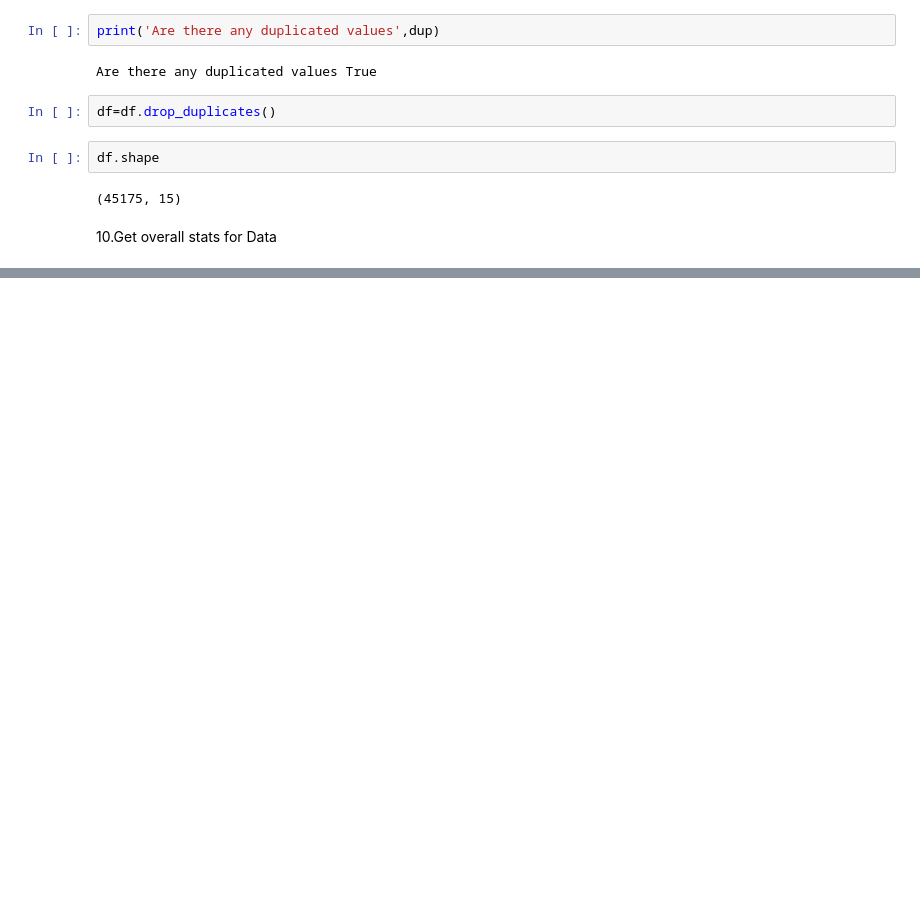
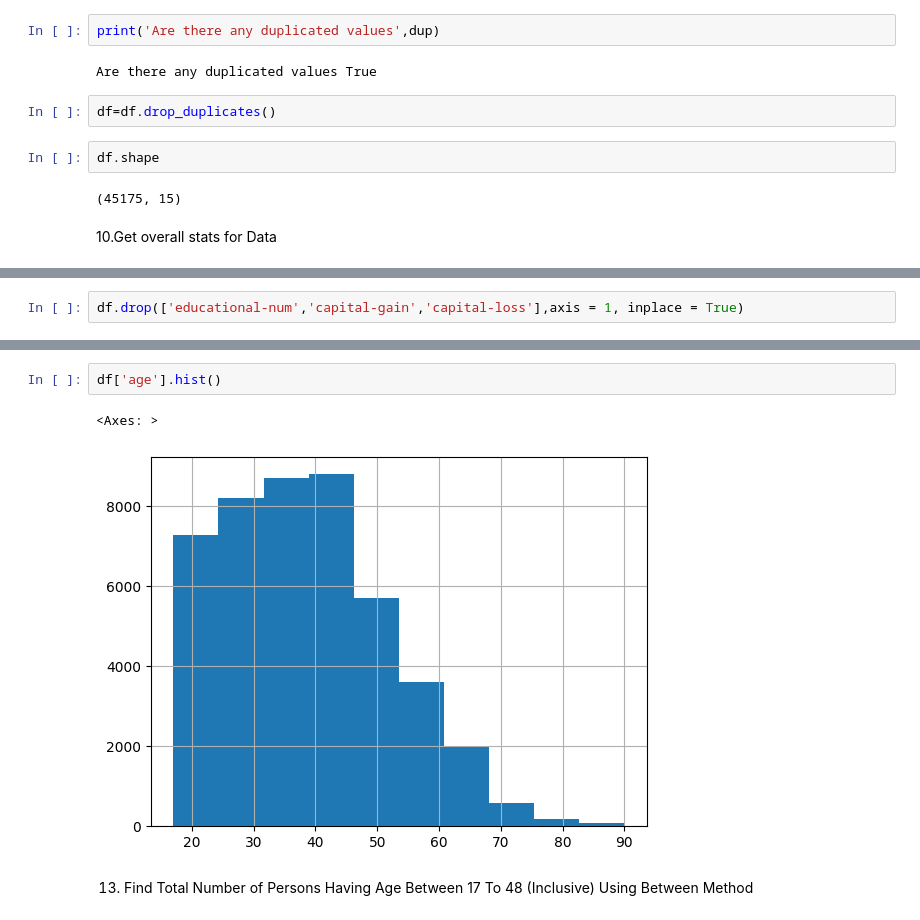
Before and after one commit to SagarRao07/Paandas, a Jupyter notebook: Casestudy3_part1.ipynb, the cells around one changed output, grey strips where cells are left out. Drawn from its saved outputs; the diff is of its cells as text; blank space fills up the shorter version.

```diff
--- a/Casestudy3_part1.ipynb
+++ b/Casestudy3_part1.ipynb
@@ -420,0 +431,2 @@ df.describe(include='all')
+# %%
+df.drop(['educational-num','capital-gain','capital-loss'],axis = 1, inplace = True)
@@ -420,0 +460,7 @@ df.describe(include='all')
+# %%
+df['age'].hist()
+# %% [output]
+<Axes: >
+[figure, added]
+# %% [markdown]
+13. Find Total Number of Persons Having Age Between 17 To 48 (Inclusive) Using Between Method
```
Also changed, not shown: parts of 12 cells of this notebook.
